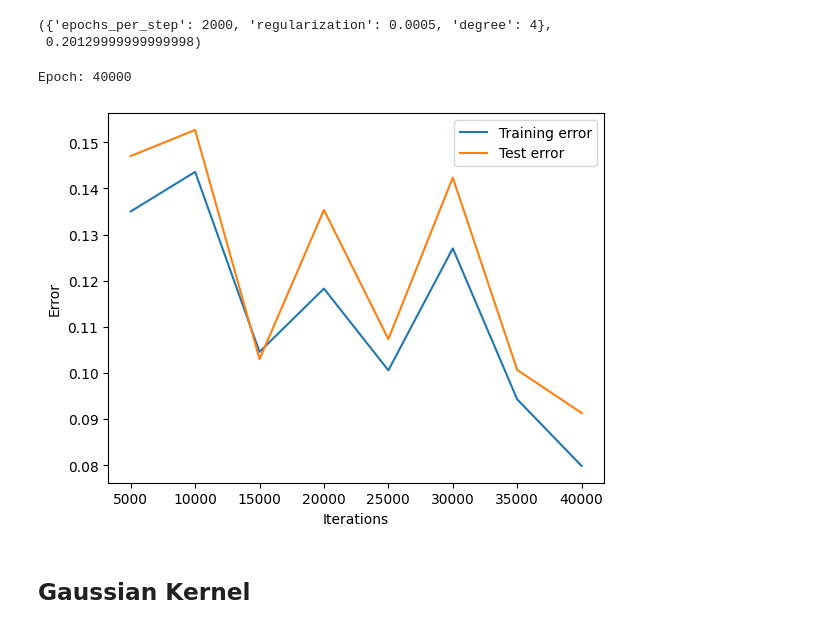
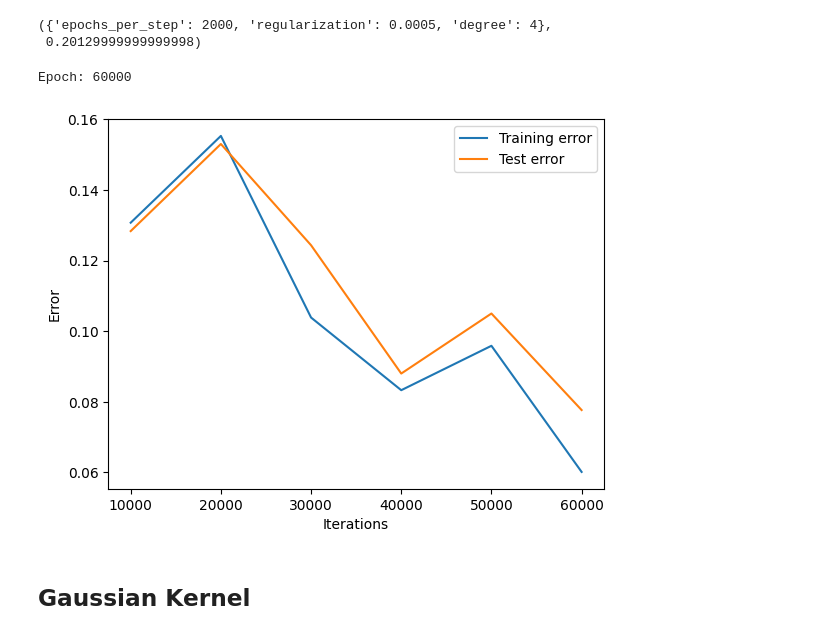
Before and after one commit to mattia01017/kernelized-linear-classification, a Jupyter notebook: src/analysis.ipynb, the cells around one changed output. Cells and saved outputs as stored; diff of their text form; code cells hidden in the pictures.

```diff
--- a/src/analysis.ipynb
+++ b/src/analysis.ipynb
@@ -522,7 +528,7 @@ best_param, loss
 # %%
 params = {
     "epochs_per_step": [15000, 18000, 20000],
-    "learning_rate": [30*i for i in range(1, 11)],
+    "learning_rate": [20*i for i in range(1, 11)],
     "regularization": [0.0005*i for i in range(1, 11)],
     "loss_func": ["logistic"],
     "random": [random.Random(1)]
@@ -555,8 +561,8 @@ with open("../hyperparameters/svm2_log.json") as f:
 del best_param["epochs_per_step"]
 
 
-model = predictors.SVM(**best_param, epochs_per_step=50, random=random.Random(i))
-train_err, test_err, epochs = train_by_steps(model, 15000, 50)
+model = predictors.SVM(**best_param, epochs_per_step=50, random=random.Random(1))
+train_err, test_err, epochs = train_by_steps(model, 20000, 100)
 model.dump("../predictor_dumps/svm_log.json")
 
 with open("../experiments/svm_log.json", "w") as f:
@@ -607,7 +613,7 @@ best_param, loss
  0.09760000000000002)
 # %%
 params = {
-    "epochs": [15000, 18000, 20000],
+    "epochs_per_step": [15000, 18000, 20000],
     "learning_rate": [0.3*i for i in range(1, 11)],
     "regularization": [0.0005*i for i in range(1, 11)],
     "loss_func": ["logistic"],
@@ -641,7 +647,7 @@ with open("../hyperparameters/quad_svm2_log.json") as f:
 
 del best_param["epochs_per_step"]
 
-model = predictors.SVM(**best_param, epochs_per_step=2000, random=random.Random(i))
+model = predictors.SVM(**best_param, epochs_per_step=2000, random=random.Random(1))
 train_err, test_err, epochs = train_by_steps(
     model,
     200000,
@@ -732,29 +738,29 @@ best_param, loss
 # %%
 with open("../hyperparameters/poly_svm2.json") as f:
     best_param = json.load(f)
 
 model = predictors.KernelSVM(
-    epochs_per_step=5000,
+    epochs_per_step=10000,
     regularization=best_param["regularization"],
     kernel=kernels.polynomial(best_param["degree"]),
-    rand=random.Random(i),
+    rand=random.Random(1),
 )
 
-train_err, test_err, epochs = train_by_steps(model, 40000, 5000)
+train_err, test_err, epochs = train_by_steps(model, 60000, 10000)
 
 plt.plot(epochs, train_err)
 plt.plot(epochs, test_err)
 plt.legend(["Training error", "Test error"])
 plt.xlabel("Iterations")
 plt.ylabel("Error")
 
 with open("../experiments/svm_poly.json", "w") as f:
     json.dump({"train_err": train_err, "test_err": test_err, "epochs": epochs}, f)
 
 plt.show()
 # %% [output]
-Epoch: 40000
+Epoch: 60000
-[figure, old version]
+[figure, new version]
 # %% [markdown]
 ## Gaussian Kernel
 # %%
```
Also changed, not shown: parts of 19 cells of this notebook, 25 other files.
